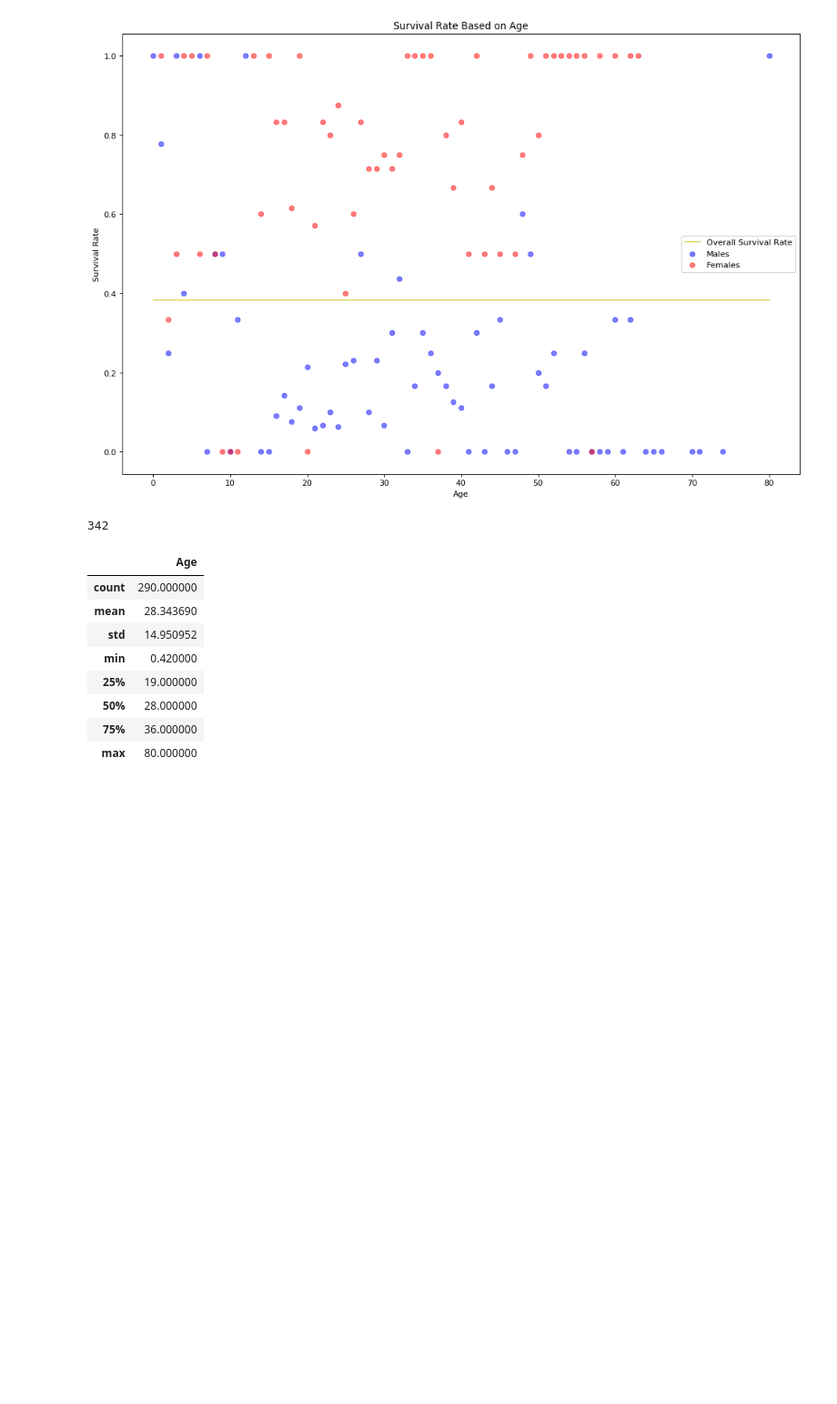
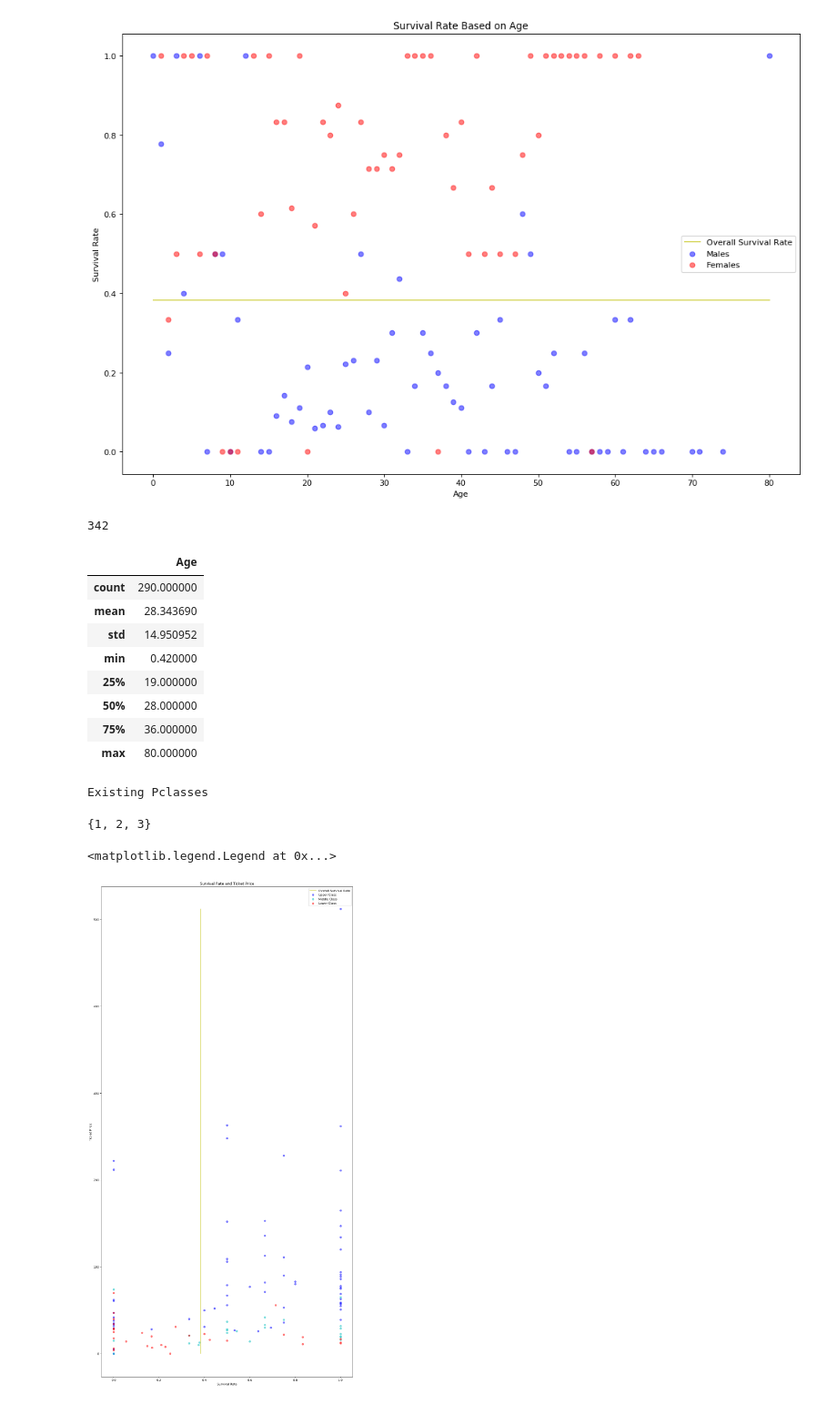
Before and after one commit to JSitter/DS-1-Data-Analysis, a Jupyter notebook: Titanic Story.ipynb, the cells around one changed output. Shown at 91% size. Cells and saved outputs as stored; diff of their text form; code cells hidden in the pictures; blank space fills up the shorter version.

Commit message:
added plots

```diff
--- a/Titanic Story.ipynb
+++ b/Titanic Story.ipynb
@@ -324,3 +327,48 @@ surv_df.describe()
 | 50% | 28.000000 |
 | 75% | 36.000000 |
 | max | 80.000000 |
+# %%
+#mortality of ticket price colored with ticket class
+def get_coords_survival_and_price(pclass):
+
+    fares_df = t_df.loc[t_df.Pclass == pclass, {"Fare", "Survived"}].round(0)
+    #display(fares_df)
+    fares_hist = dict(Counter(fares_df.loc[fares_df.Fare >= 0, "Fare"]))
+    mortality_hist = Counter(fares_df.loc[fares_df.Survived > 0 , "Fare"])
+
+    x_list = []
+    y_list = []
+    for key in fares_hist:
+        if key in mortality_hist:
+            x_list.append(key)
+            y_list.append(mortality_hist[key]/fares_hist[key])
+        else:
+            x_list.append(key)
+            y_list.append(0)
+
+    coords = ( x_list , y_list )
+
+    return coords
+
+pclasses = set(t_df["Pclass"])
+print("Existing Pclasses")
+display(pclasses)
+
+pclass1_coords = get_coords_survival_and_price(1)
+pclass2_coords = get_coords_survival_and_price(2)
+pclass3_coords = get_coords_survival_and_price(3)
+
+plt.figure(num=None, figsize=(15, 30), dpi=80, facecolor='w', edgecolor='k')
+plt.ylabel("Ticket Price")
+plt.xlabel("Survival Rate")
+plt.title("Survival Rate and Ticket Price")
+plt.scatter(pclass1_coords[1], pclass1_coords[0], color='b', alpha=0.5)
+plt.scatter(pclass2_coords[1], pclass2_coords[0], color='c', alpha=0.5)
+plt.scatter(pclass3_coords[1], pclass3_coords[0], color='r', alpha=0.5)
+plt.plot([avg_survival_rate, avg_survival_rate], [0, 512], color='y', linestyle='-', linewidth=1)
+plt.legend(("Overall Survival Rate", "Upper Class", "Middle Class", "Lower Class"))
+# %% [output]
+Existing Pclasses
+{1, 2, 3}
+<matplotlib.legend.Legend at 0x...>
+[figure, added]
```
Also changed, not shown: parts of 2 cells of this notebook.
